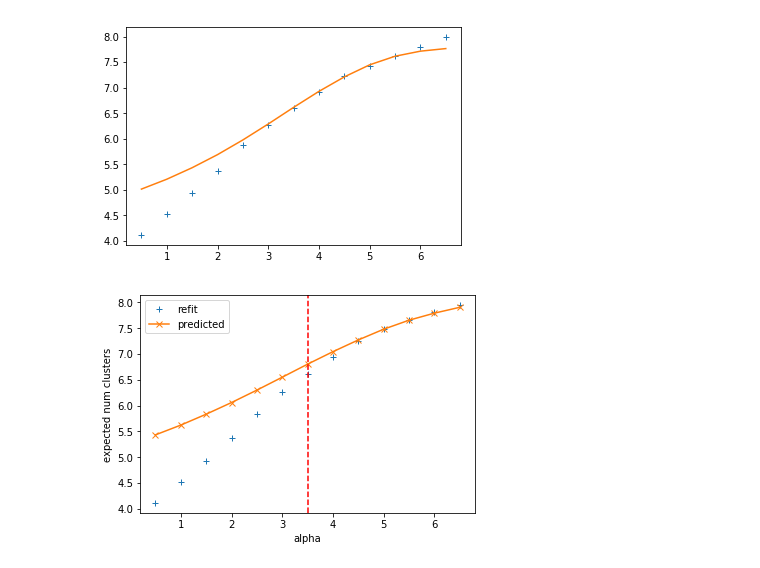
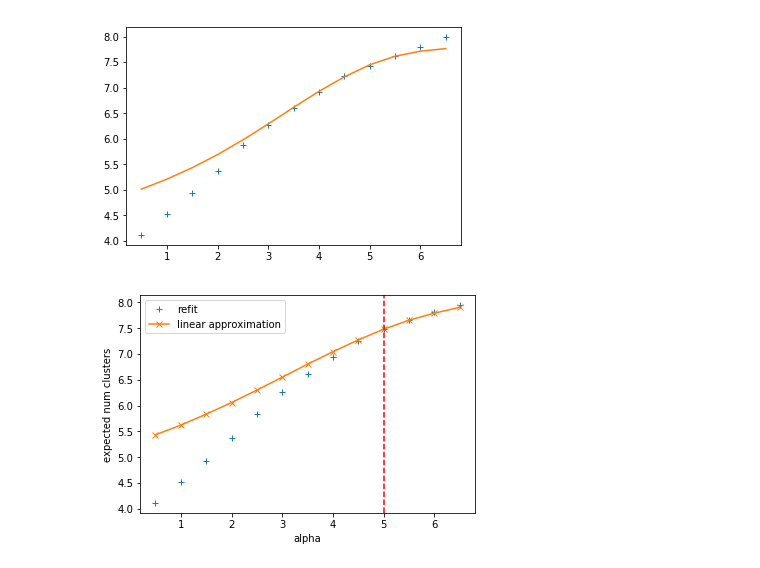
Before and after one commit to mijordan3/BNP_sensitivity, a Jupyter notebook: GMM_clustering/jupyter/bryans_sandbox/parametric_sensitivityII.ipynb, the cells around one changed output. Drawn from its saved outputs; the diff is of its cells as text; code cells hidden in the pictures.

```diff
--- a/GMM_clustering/jupyter/bryans_sandbox/parametric_sensitivityII.ipynb
+++ b/GMM_clustering/jupyter/bryans_sandbox/parametric_sensitivityII.ipynb
@@ -174,18 +174,18 @@ np.save('e_num_clusters_pred_start3_5', e_num_clusters_pred)
 # %%
 e_num_clusters_true = np.load('./e_num_clusters_true_start5.npy')
 e_num_clusters_pred = np.load('./e_num_clusters_pred_start5.npy')
-alpha_vec = np.load('./alpha_vec_start5.npy')
+alpha_vec = np.load('./alpha_vec_start3_5.npy')
 # %%
 plt.plot(alpha_vec, e_num_clusters_true, '+')
 plt.plot(alpha_vec, e_num_clusters_pred, 'x-')
 
-plt.axvline(x=3.5, linestyle = '--', color = 'red')
+plt.axvline(x=5., linestyle = '--', color = 'red')
 
 plt.xlabel('alpha')
 plt.ylabel('expected num clusters')
 
-plt.legend(('refit', 'predicted'))
+plt.legend(('refit', 'linear approximation'))
 
 plt.savefig('../../../writing/NIPS_2018_BNP_workshop/parametric_sens_results/pred_num_clusters_init_alpha5.png')
 # %% [output]
-[figure, old version]
+[figure, new version]
```
Also changed, not shown: 10 other files.
